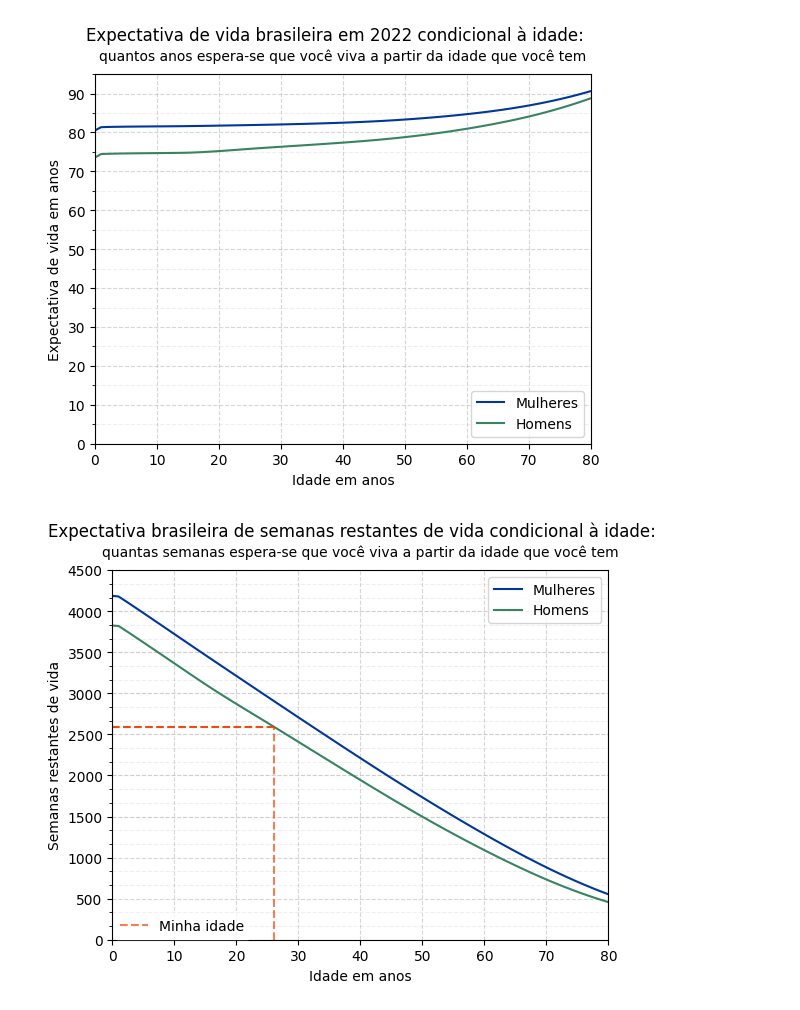
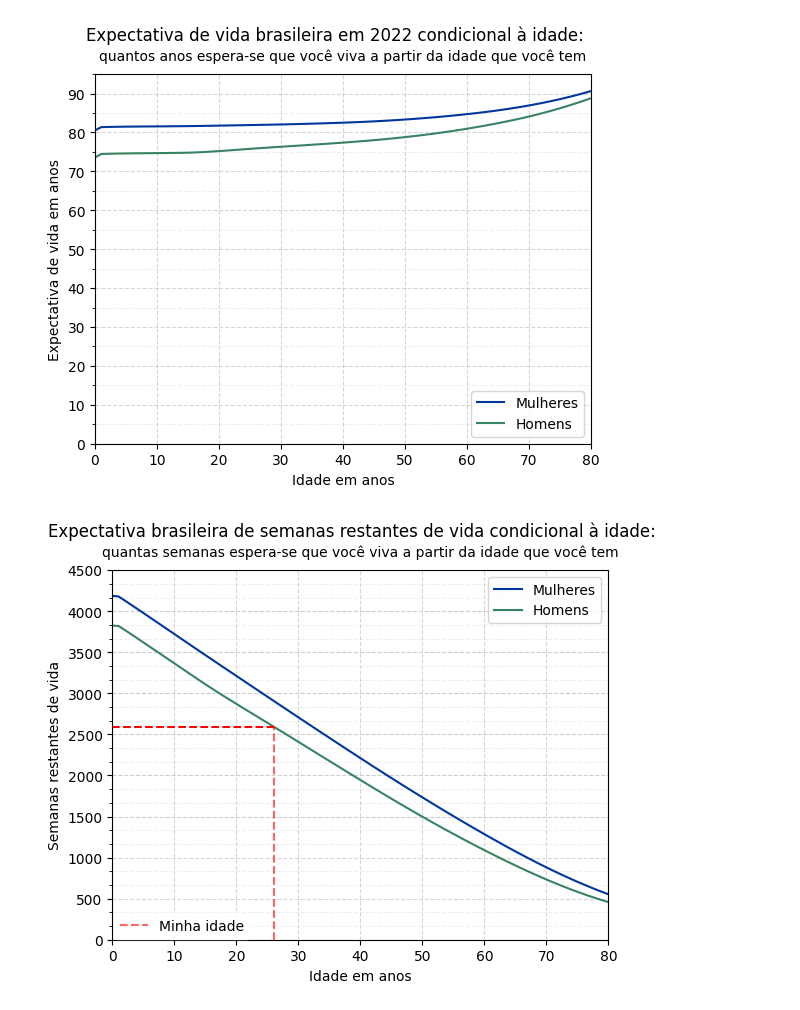
Before and after one commit to al-lla/um_passo_de_cada_vez, a Jupyter notebook: 4milsemanas.ipynb, the cells around one changed output. Saved outputs shown, nothing was run; the diff lists cells and outputs as text; code cells hidden in the pictures.

```diff
--- a/4milsemanas.ipynb
+++ b/4milsemanas.ipynb
@@ -199,33 +199,33 @@ ax = fig.add_subplot(1, 1, 1)
 
 mulheres, = ax.plot(sobrevida['EXPECTATIVA_SOBREVIDA_MULHERES_SEMANAS'], color='#00379B', label='Mulheres')
 homens, = ax.plot(sobrevida['EXPECTATIVA_SOBREVIDA_HOMENS_SEMANAS'], color='#388361', label='Homens')
 
-idade = plt.vlines(x=26, ymin=0, ymax=2595, color='#F14000', linestyle='--', alpha=0.67, label='Minha idade')
-plt.hlines(y=2595, xmin=0, xmax=26, color='#F14000', linestyle='--', alpha=0.95)
+idade = plt.vlines(x=26, ymin=0, ymax=2595, color='red', linestyle='--', alpha=0.6, label='Minha idade')
+plt.hlines(y=2595, xmin=0, xmax=26, color='red', linestyle='--')
 
 # Transformação do gráfico
 major_ticks = np.arange(0, 4501, 500)
 minor_ticks = np.arange(0, 4501, 166.66)
 ax.set_yticks(major_ticks)
 ax.set_yticks(minor_ticks, minor=True)
 ax.grid(which='minor', alpha=0.2, linestyle='--')
 ax.grid(which='major', alpha=0.5, linestyle='--')
 
 legenda = plt.legend(handles=[mulheres, homens], loc='upper right') # legenda gráfico
 plt.gca().add_artist(legenda)
 
 legenda_idade = plt.legend(handles=[idade], bbox_to_anchor=(0.29, 0.09), frameon=True) # legenda idade
 legenda_idade.get_frame().set_edgecolor('w')
 
 plt.suptitle('Expectativa brasileira de semanas restantes de vida condicional à idade:') # adicionar título
 plt.title('quantas semanas espera-se que você viva a partir da idade que você tem', fontsize='medium', pad=10) # adicionar subtítulo
 plt.xlabel('Idade em anos') # label eixo x
 plt.ylabel('Semanas restantes de vida') # label eixo y
 plt.xlim([0, 80])
 plt.ylim([0, 4500])
 
 plt.savefig('expectativa_brasileira_semanas_restantes.png', dpi=300)
 
 plt.show()
 # %% [output]
-[figure, old version]
+[figure, new version]
```
